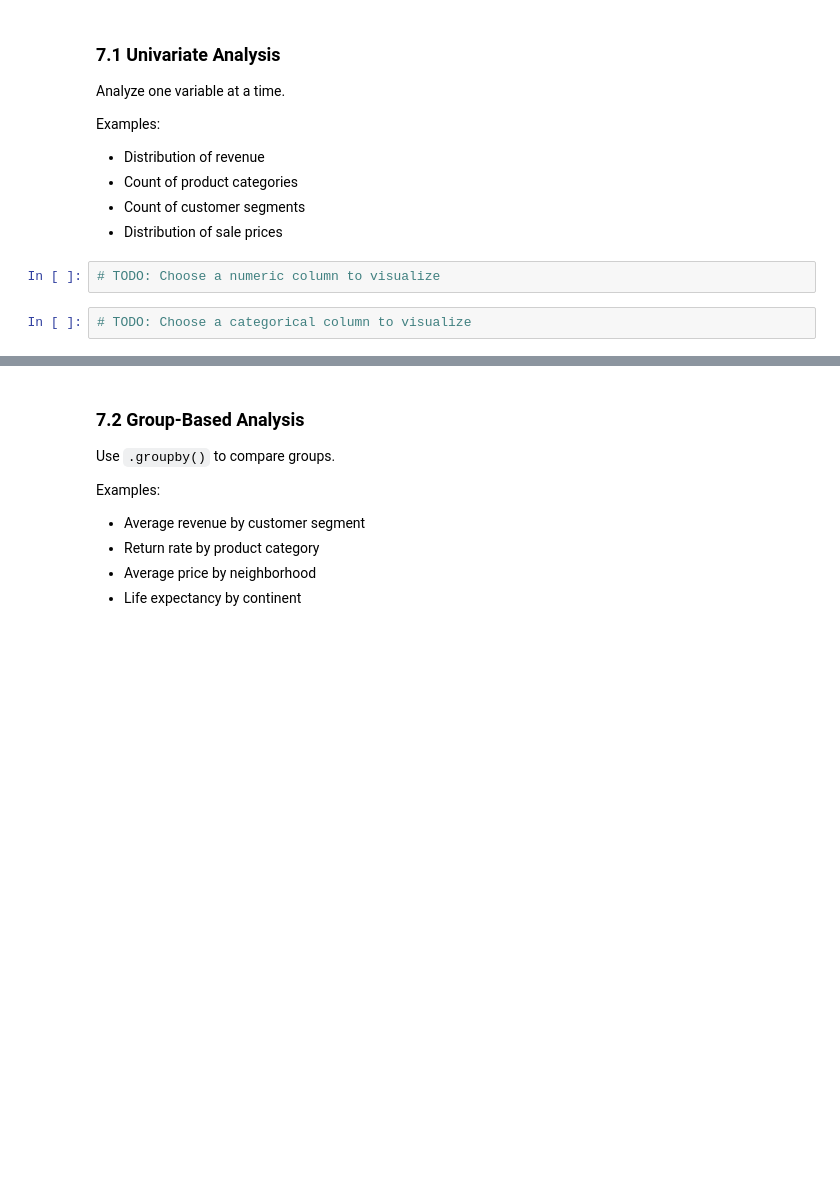
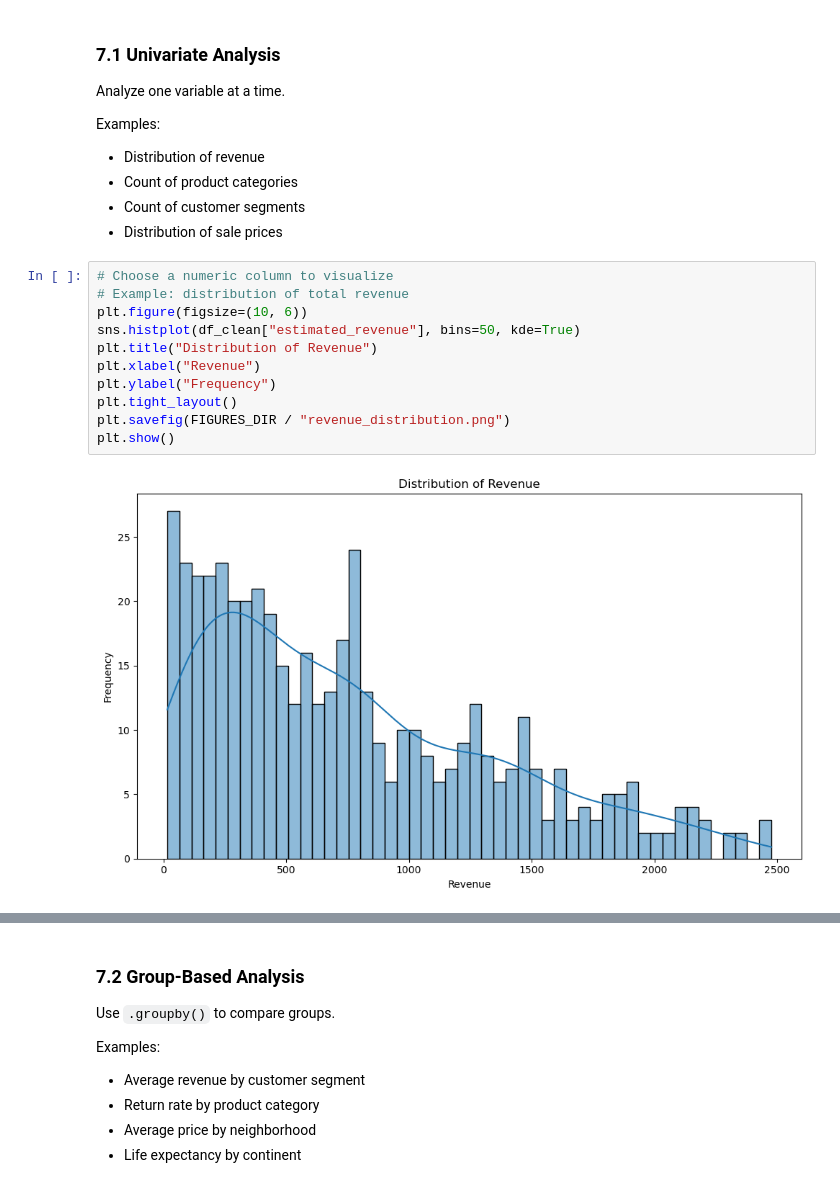
Before and after one commit to ritika-1412/capstone-pad, a Jupyter notebook: notebooks/analysis_1.ipynb, the cells around one changed output, grey strips where cells are left out. Saved outputs shown, nothing was run; the diff lists cells and outputs as text; blank space fills up the shorter version.

```diff
--- a/notebooks/analysis_1.ipynb
+++ b/notebooks/analysis_1.ipynb
@@ -318,7 +311,16 @@ Examples:
 - Count of product categories
 - Count of customer segments
 - Distribution of sale prices
-# %%
-# TODO: Choose a numeric column to visualize
-# %%
-# TODO: Choose a categorical column to visualize
+# %%
+# Choose a numeric column to visualize
+# Example: distribution of total revenue
+plt.figure(figsize=(10, 6))
+sns.histplot(df_clean["estimated_revenue"], bins=50, kde=True)
+plt.title("Distribution of Revenue")
+plt.xlabel("Revenue")
+plt.ylabel("Frequency")
+plt.tight_layout()
+plt.savefig(FIGURES_DIR / "revenue_distribution.png")
+plt.show()
+# %% [output]
+[figure, added]
```
Also changed, not shown: parts of 20 cells of this notebook, 7 other files.
